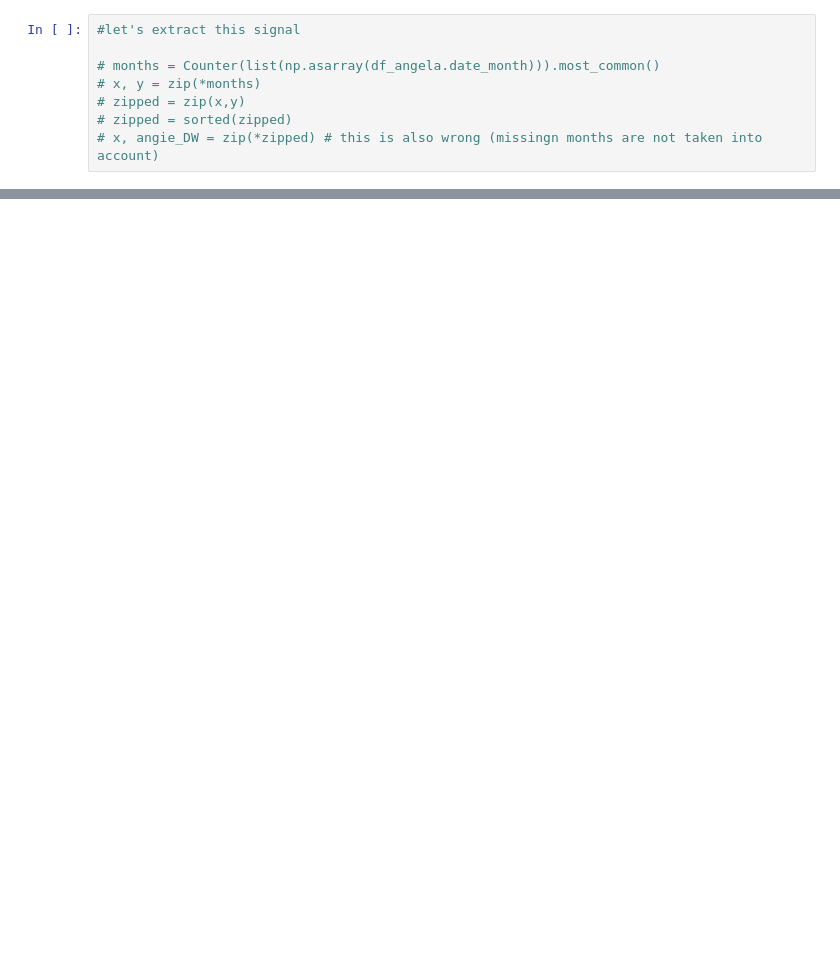
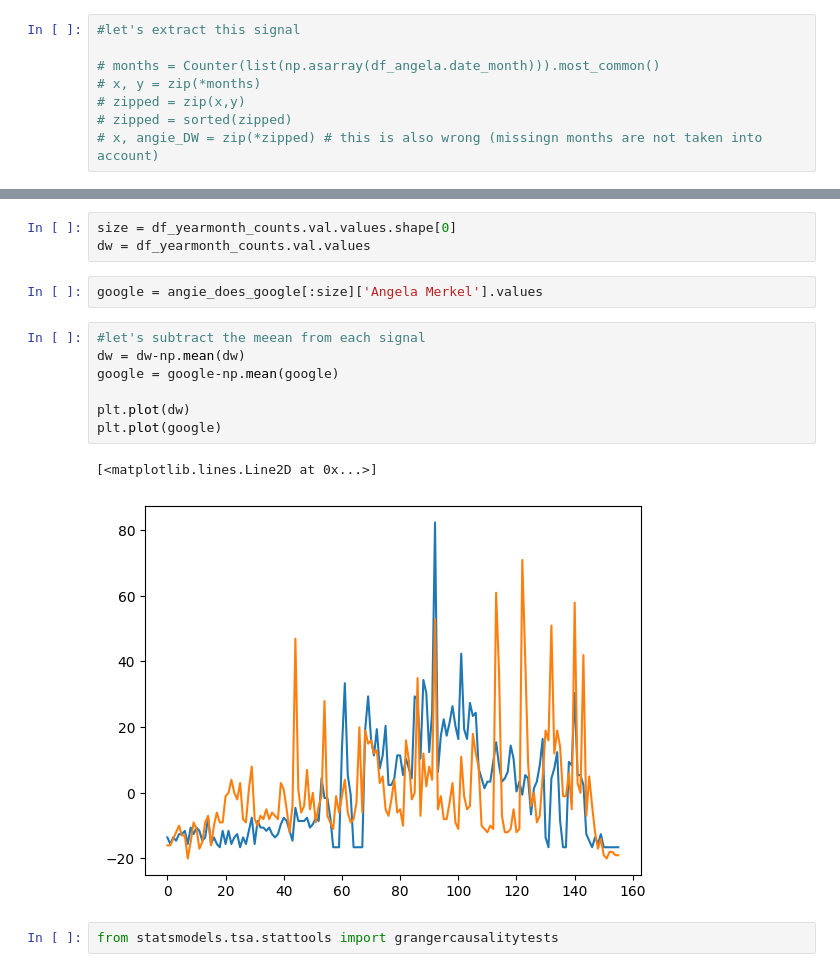
Before and after one commit to mariosakritas/NLP-methods-for-news-articles, a Jupyter notebook: notebooks/MD_MA_keywords_to_timeseries.ipynb, the cells around one changed output, grey strips where cells are left out. Drawn from its saved outputs; the diff is of its cells as text; blank space fills up the shorter version.

```diff
--- a/notebooks/MD_MA_keywords_to_timeseries.ipynb
+++ b/notebooks/MD_MA_keywords_to_timeseries.ipynb
@@ -303,0 +301,17 @@ NameError: name 'df_yearmonth_counts' is not defined
+# %%
+size = df_yearmonth_counts.val.values.shape[0]
+dw = df_yearmonth_counts.val.values
+# %%
+google = angie_does_google[:size]['Angela Merkel'].values
+# %%
+#let's subtract the meean from each signal
+dw = dw-np.mean(dw)
+google = google-np.mean(google)
+
+plt.plot(dw)
+plt.plot(google)
+# %% [output]
+[<matplotlib.lines.Line2D at 0x...>]
+[figure, added]
+# %%
+from statsmodels.tsa.stattools import grangercausalitytests
```
Also changed, not shown: parts of 5 cells of this notebook, 1 other file.
